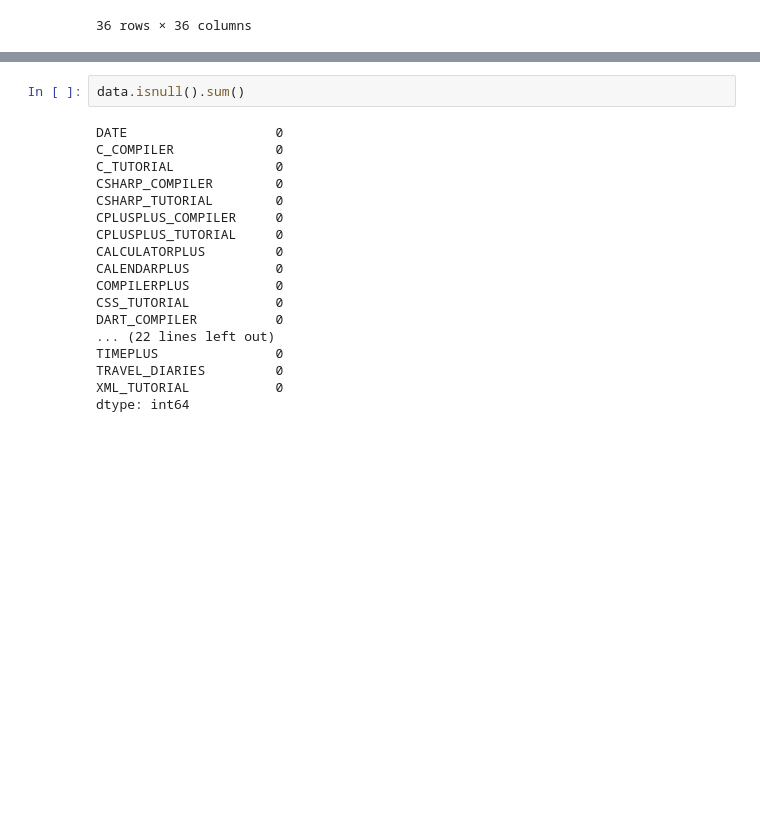
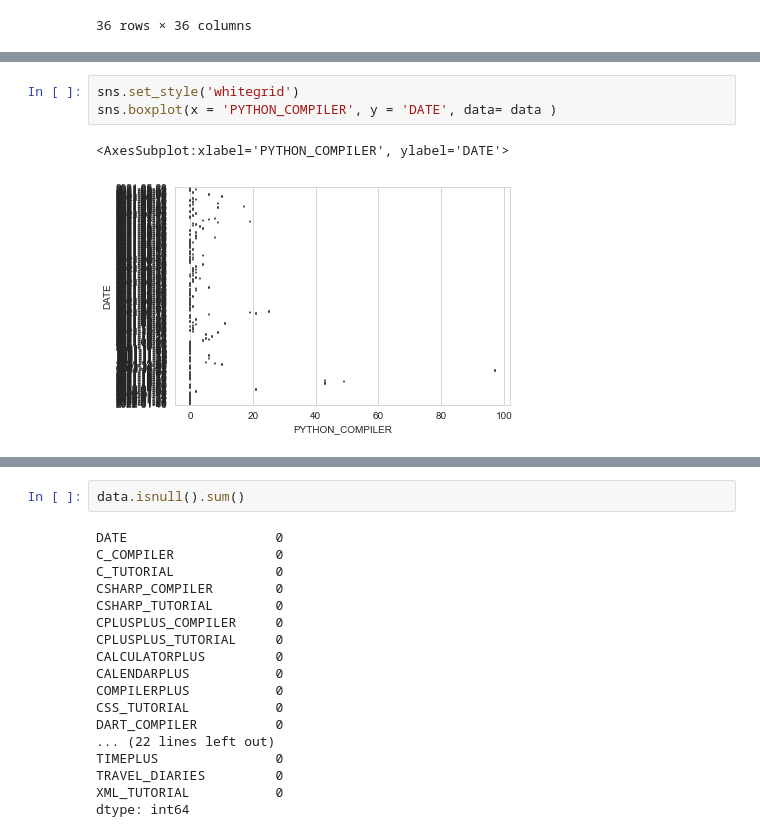
Before and after one commit to jothivarshini/OnePercent, a Jupyter notebook: Task-1/Interpretationdata/google_DATE.ipynb, the cells around one changed output, grey strips where cells are left out. Drawn from its saved outputs; the diff is of its cells as text; blank space fills up the shorter version.

```diff
--- a/Task-1/Interpretationdata/google_DATE.ipynb
+++ b/Task-1/Interpretationdata/google_DATE.ipynb
@@ -92,0 +106,6 @@ sns.pairplot(data)
+# %%
+sns.set_style('whitegrid')
+sns.boxplot(x = 'PYTHON_COMPILER', y = 'DATE', data= data )
+# %% [output]
+<AxesSubplot:xlabel='PYTHON_COMPILER', ylabel='DATE'>
+[figure, added]
```
Also changed, not shown: parts of 3 cells of this notebook.
